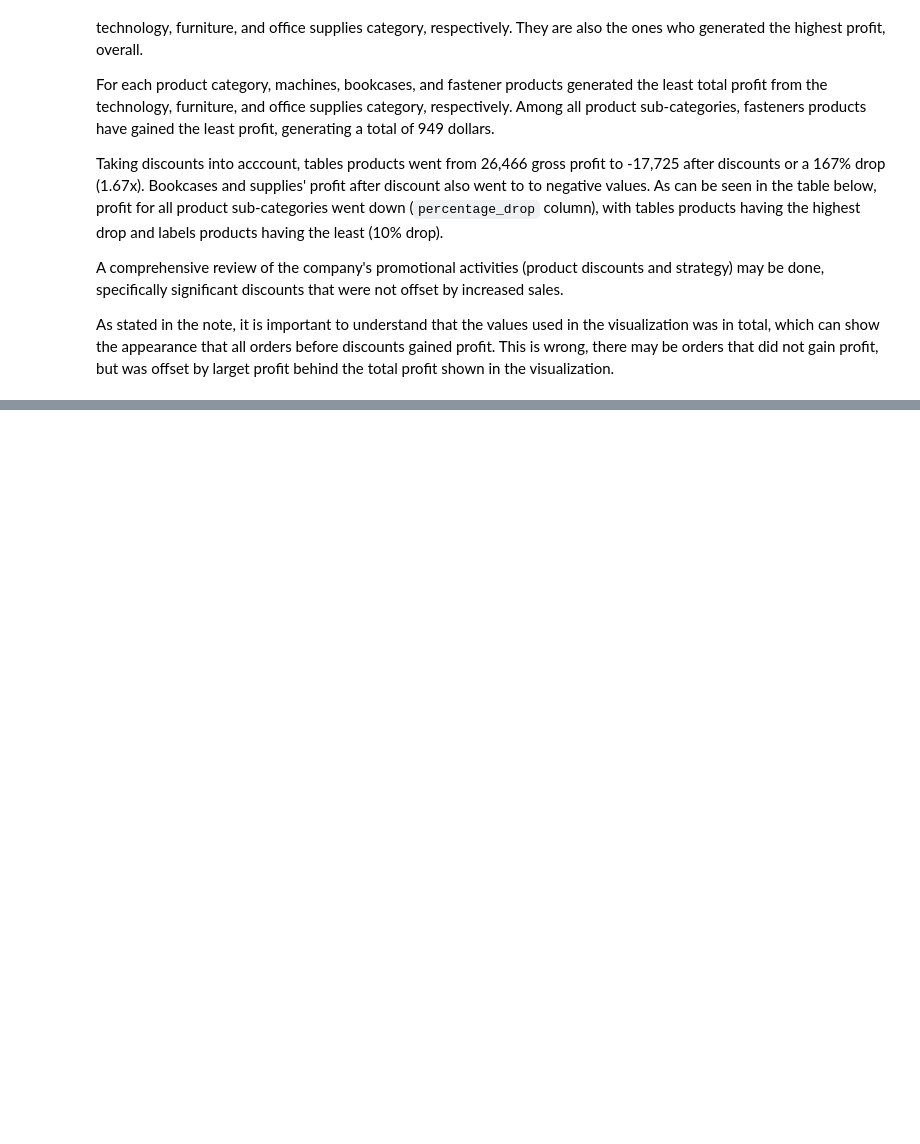
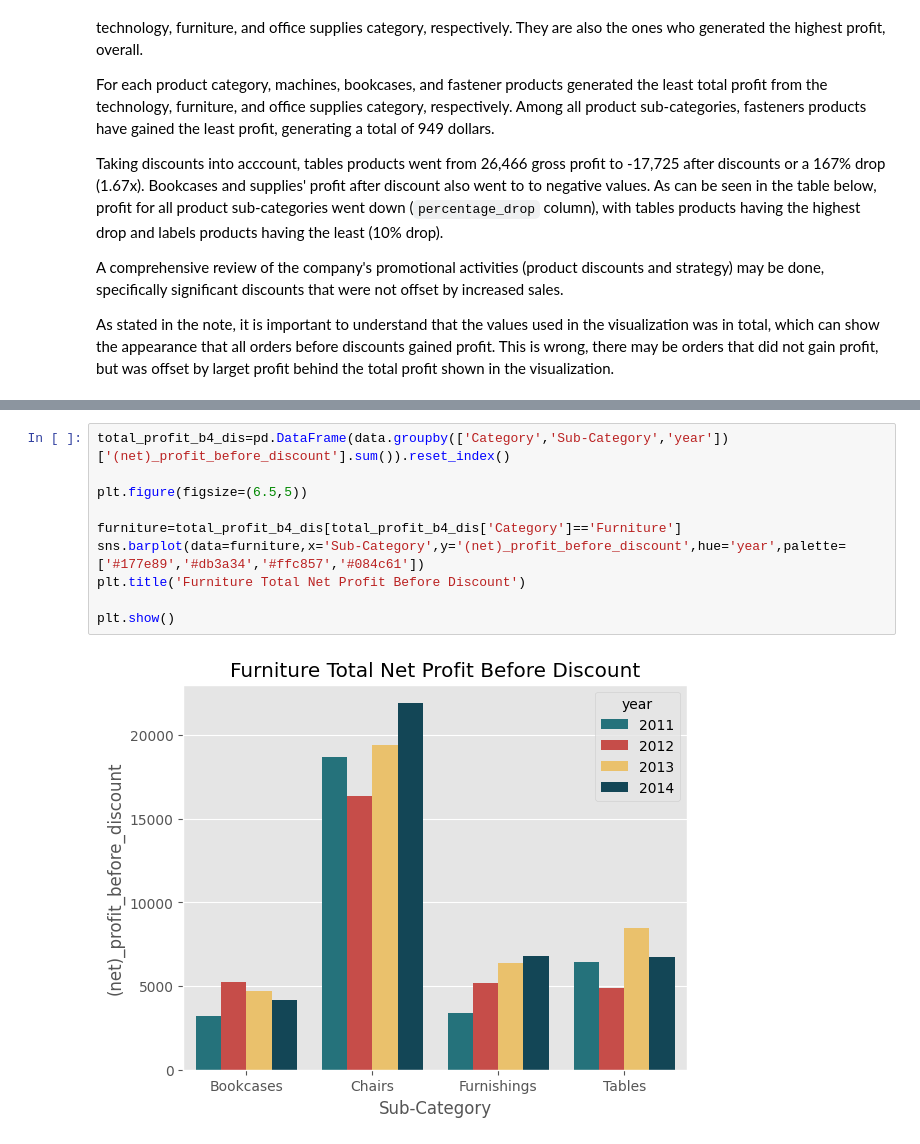
Before and after one commit to mantra0519/Retail_store_analysis, a Jupyter notebook: store_analysis.ipynb, the cells around one changed output, grey strips where cells are left out. Cells and saved outputs as stored; diff of their text form; blank space fills up the shorter version.

```diff
--- a/store_analysis.ipynb
+++ b/store_analysis.ipynb
@@ -655,0 +699,12 @@ As stated in the note, it is important to understand that the values used in the
+# %%
+total_profit_b4_dis=pd.DataFrame(data.groupby(['Category','Sub-Category','year'])['(net)_profit_before_discount'].sum()).reset_index()
+
+plt.figure(figsize=(6.5,5))
+
+furniture=total_profit_b4_dis[total_profit_b4_dis['Category']=='Furniture']
+sns.barplot(data=furniture,x='Sub-Category',y='(net)_profit_before_discount',hue='year',palette=['#177e89','#db3a34','#ffc857','#084c61'])
+plt.title('Furniture Total Net Profit Before Discount')
+
+plt.show()
+# %% [output]
+[figure, added]
```
Also changed, not shown: parts of 27 cells of this notebook.
